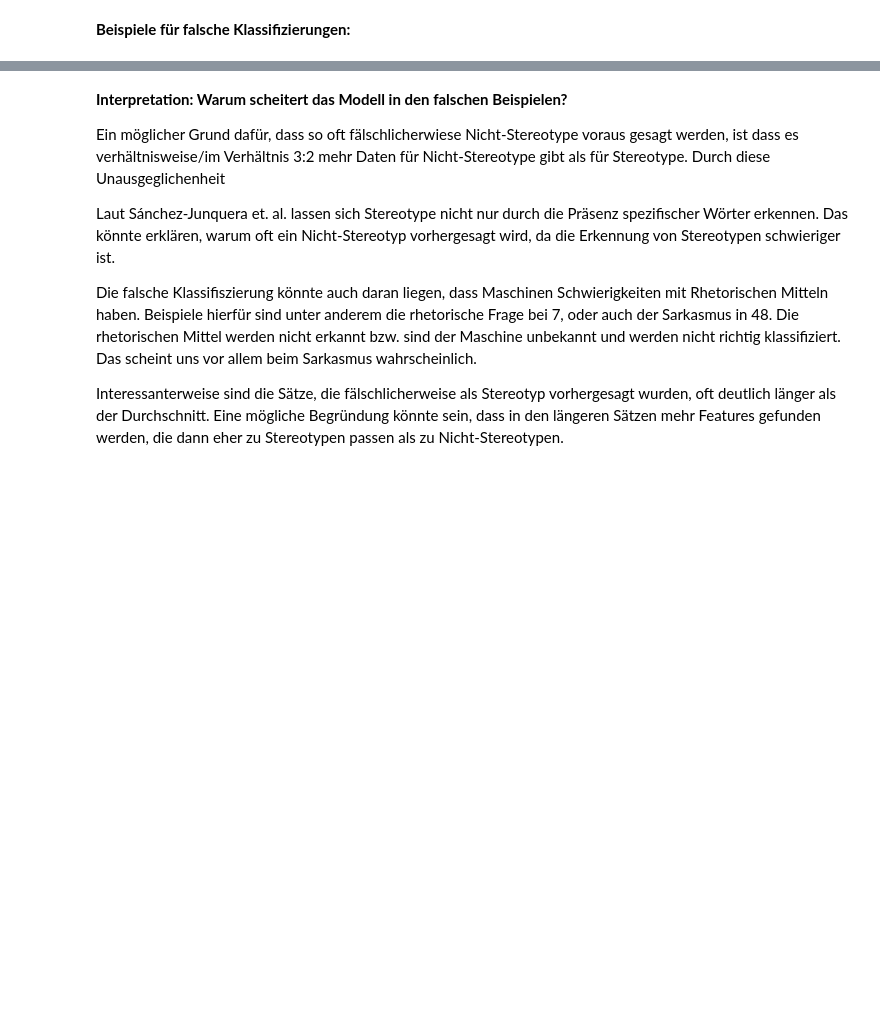
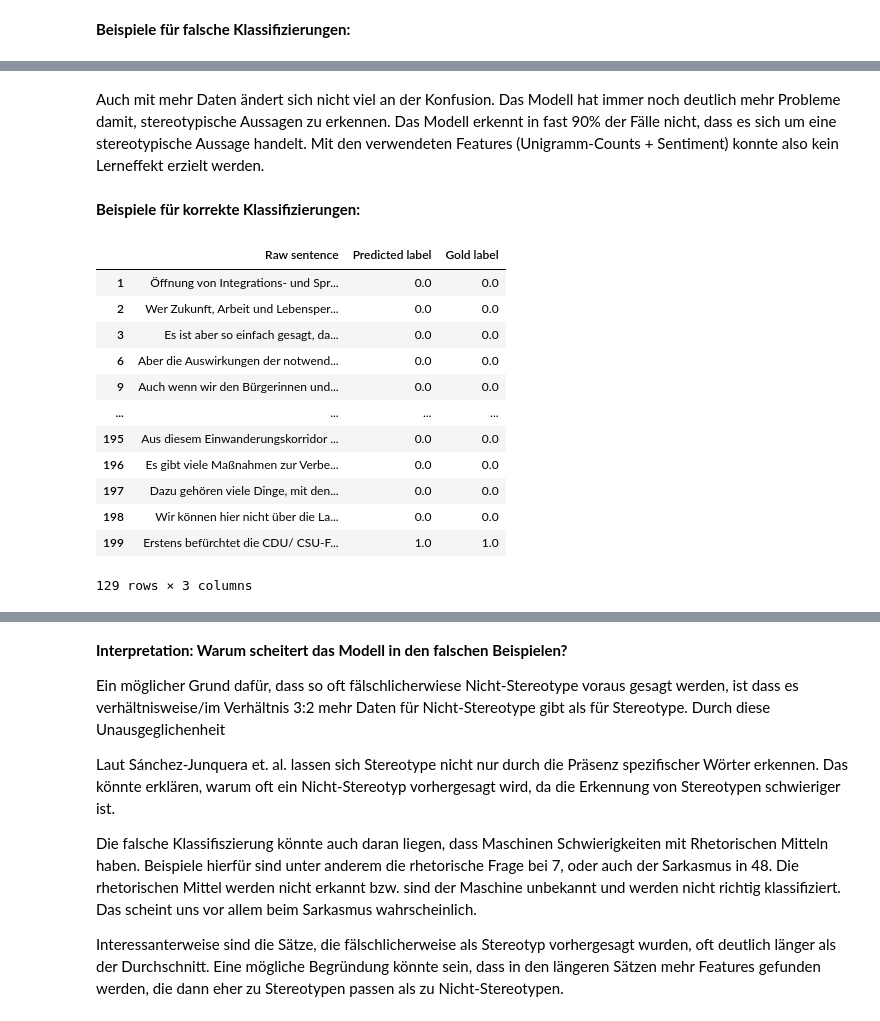
Before and after one commit to liaaneeee/Framing-of-Migration-in-speeches-of-the-German-Parliament, a Jupyter notebook: Stereotype classification.ipynb, the cells around one changed output, grey strips where cells are left out. Cells and saved outputs as stored; diff of their text form; code cells hidden in the pictures; blank space fills up the shorter version.

```diff
--- a/Stereotype classification.ipynb
+++ b/Stereotype classification.ipynb
@@ -475,0 +705,21 @@ get_wrong(predictions)
+# %% [markdown]
+Auch mit mehr Daten ändert sich nicht viel an der Konfusion. Das Modell hat immer noch deutlich mehr Probleme damit, stereotypische Aussagen zu erkennen. Das Modell erkennt in fast 90% der Fälle nicht, dass es sich um eine stereotypische Aussage handelt. Mit den verwendeten Features (Unigramm-Counts + Sentiment) konnte also kein Lerneffekt erzielt werden.
+# %% [markdown]
+**Beispiele für korrekte Klassifizierungen:**
+# %%
+# Correct predictions
+get_correct(predictions)
+# %% [output]
+|  | Raw sentence | Predicted label | Gold label |
+| 1 | Öffnung von Integrations- und Spr... | 0.0 | 0.0 |
+| 2 | Wer Zukunft, Arbeit und Lebensper... | 0.0 | 0.0 |
+| 3 | Es ist aber so einfach gesagt, da... | 0.0 | 0.0 |
+| 6 | Aber die Auswirkungen der notwend... | 0.0 | 0.0 |
+| 9 | Auch wenn wir den Bürgerinnen und... | 0.0 | 0.0 |
+| ... | ... | ... | ... |
+| 195 | Aus diesem Einwanderungskorridor ... | 0.0 | 0.0 |
+| 196 | Es gibt viele Maßnahmen zur Verbe... | 0.0 | 0.0 |
+| 197 | Dazu gehören viele Dinge, mit den... | 0.0 | 0.0 |
+| 198 | Wir können hier nicht über die La... | 0.0 | 0.0 |
+| 199 | Erstens befürchtet die CDU/ CSU-F... | 1.0 | 1.0 |
+129 rows × 3 columns
```
Also changed, not shown: parts of 63 cells of this notebook.
